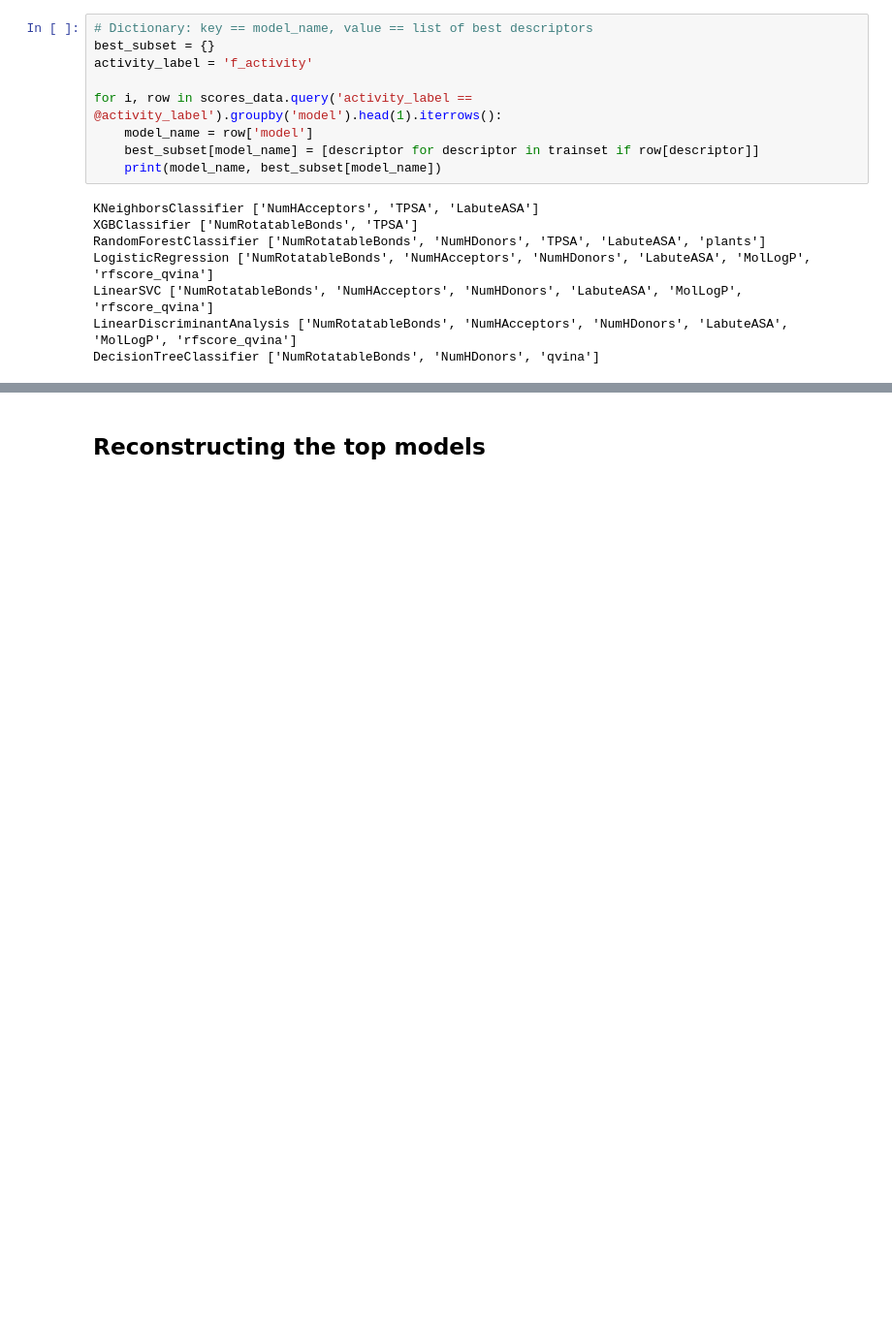
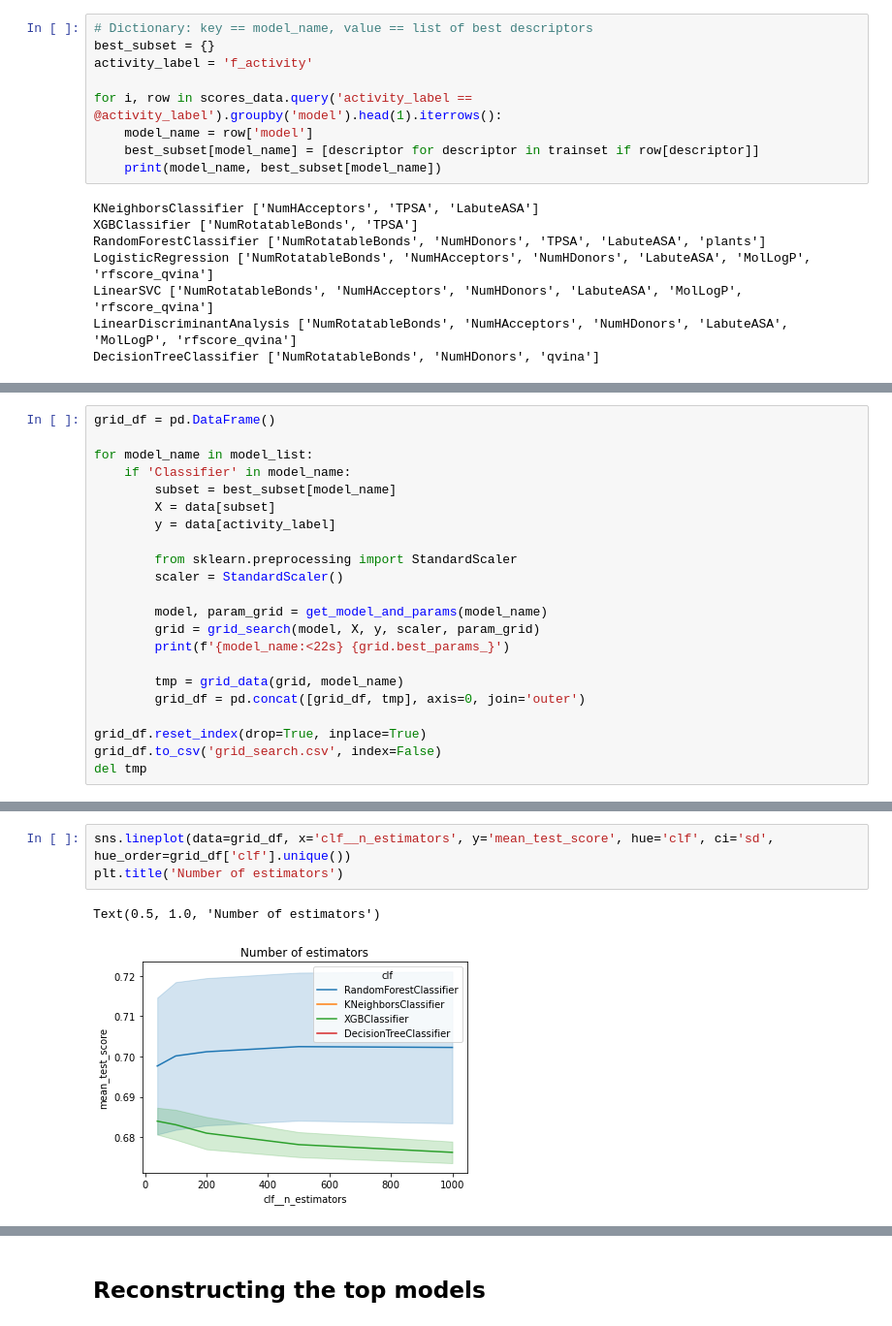
Before and after one commit to caiocrocha/SarsCov2Classifier, a Jupyter notebook: ML_results.ipynb, the cells around one changed output, grey strips where cells are left out. Shown at 97% size. Saved outputs shown, nothing was run; the diff lists cells and outputs as text; blank space fills up the shorter version.

```diff
--- a/ML_results.ipynb
+++ b/ML_results.ipynb
@@ -115,0 +167,22 @@ DecisionTreeClassifier ['NumRotatableBonds', 'NumHDonors', 'qvina']
+# %%
+grid_df = pd.DataFrame()
+
+for model_name in model_list:
+    if 'Classifier' in model_name:
+        subset = best_subset[model_name]
+        X = data[subset]
+        y = data[activity_label]
+
+        from sklearn.preprocessing import StandardScaler
+        scaler = StandardScaler()
+
+        model, param_grid = get_model_and_params(model_name)
+        grid = grid_search(model, X, y, scaler, param_grid)
+        print(f'{model_name:<22s} {grid.best_params_}')
+
+        tmp = grid_data(grid, model_name)
+        grid_df = pd.concat([grid_df, tmp], axis=0, join='outer')
+
+grid_df.reset_index(drop=True, inplace=True)
+grid_df.to_csv('grid_search.csv', index=False)
+del tmp
@@ -115,0 +203,6 @@ DecisionTreeClassifier ['NumRotatableBonds', 'NumHDonors', 'qvina']
+# %%
+sns.lineplot(data=grid_df, x='clf__n_estimators', y='mean_test_score', hue='clf', ci='sd', hue_order=grid_df['clf'].unique())
+plt.title('Number of estimators')
+# %% [output]
+Text(0.5, 1.0, 'Number of estimators')
+[figure, added]
```
Also changed, not shown: parts of 13 cells of this notebook, 9 other files.
